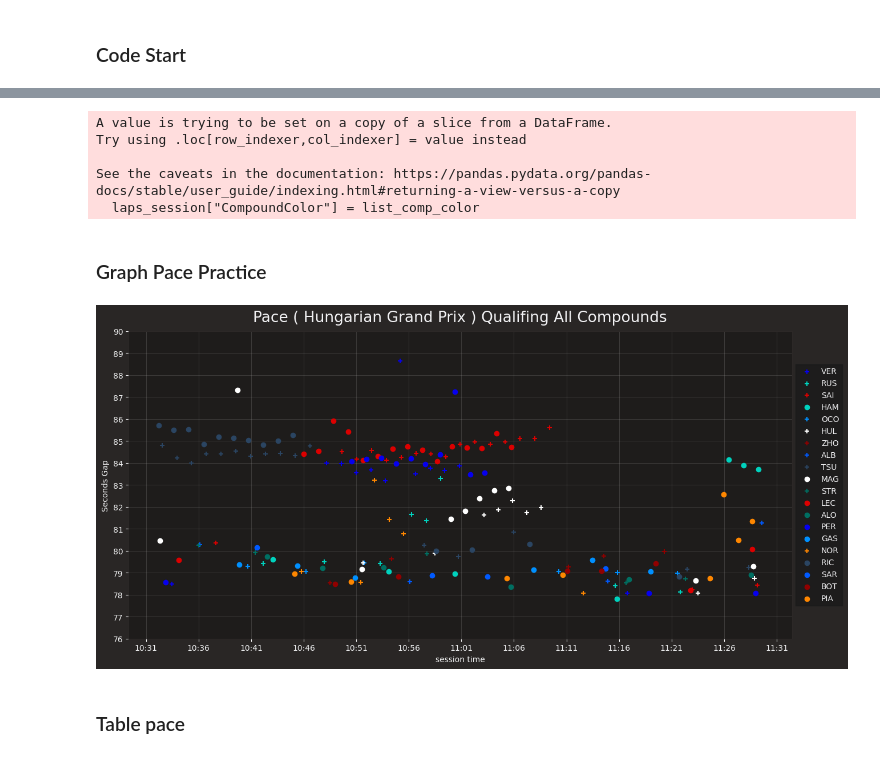
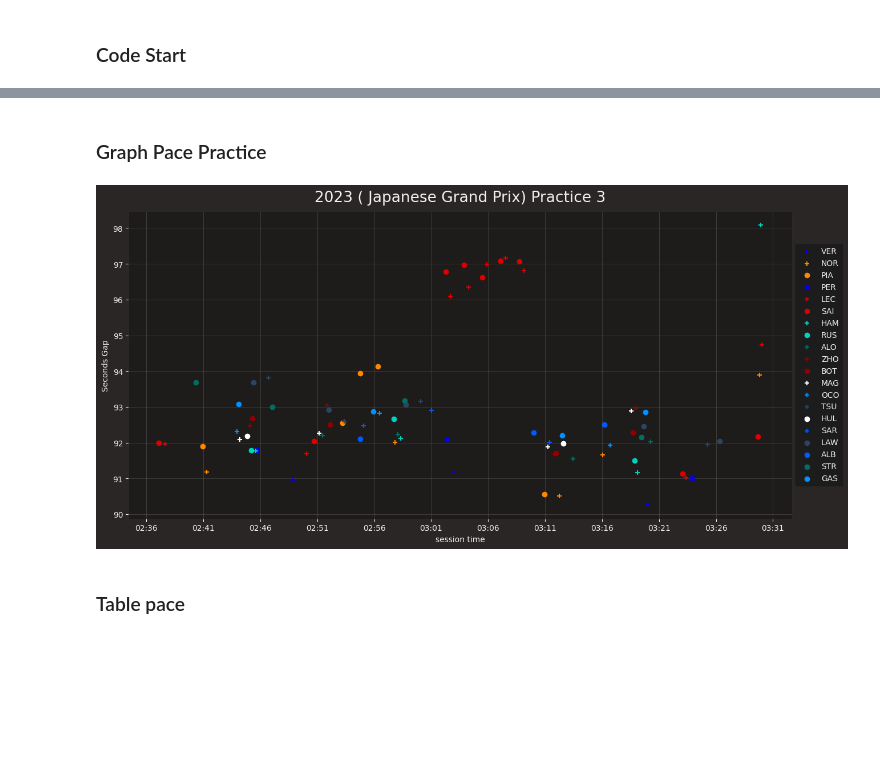
Before and after one commit to RACIM01/F1_Data_Analysing_RCM, a Jupyter notebook: Practice.ipynb, the cells around one changed output, grey strips where cells are left out. Cells and saved outputs as stored; diff of their text form; code cells hidden in the pictures; blank space fills up the shorter version.

```diff
--- a/Practice.ipynb
+++ b/Practice.ipynb
@@ -59,0 +65,3 @@ compound = ['All Compounds','SOFT','MEDIUM','HARD']
+# %%
+laps = session.laps
+laps["LapTimeS"] = laps["LapTime"].dt.total_seconds()
@@ -59,0 +81,2 @@ compound = ['All Compounds','SOFT','MEDIUM','HARD']
+# %%
+fastest_lap = pd.merge(fastest_lap, df_compoundcolor, left_on='Compound', right_index=True)
@@ -59,0 +88,2 @@ compound = ['All Compounds','SOFT','MEDIUM','HARD']
+# %%
+drivers = fastest_lap["DriverNumber"].values
@@ -103,12 +152,8 @@ See the caveats in the documentation: https://pandas.pydata.org/pandas-docs/stab
-# %%
-list_comp_color = []
-for index,lap in laps_session.iterrows():
-    list_comp_color.append(compound_color[lap["Compound"]])
-laps_session["CompoundColor"] = list_comp_color
-# %% [output]
-A value is trying to be set on a copy of a slice from a DataFrame.
-Try using .loc[row_indexer,col_indexer] = value instead
-
-See the caveats in the documentation: https://pandas.pydata.org/pandas-docs/stable/user_guide/indexing.html#returning-a-view-versus-a-copy
-  laps_session["CompoundColor"] = list_comp_color
+# %%
+laps_session = session.laps.pick_wo_box()
+laps_session = laps_session[["DriverNumber","Driver","LapNumber","LapStartDate","Compound","LapTime","TyreLife","Stint"]]
+laps_session["LapTimeS"] = laps_session["LapTime"].dt.total_seconds()
+laps_session["LapStartDate"] = pd.to_datetime(laps_session["LapStartDate"])
+laps_session["LapStartDateM"] = laps_session["LapStartDate"].dt.strftime('%H:%M')
+laps_session = pd.merge(laps_session, df_compoundcolor, left_on='Compound', right_index=True)
 # %%
@@ -117,46 +161,53 @@ min_lap_time = int(laps_session["LapTimeS"].min()-1)
 # %% [markdown]
 ### Graph Pace Practice
 # %%
+
+
+
+
+
+# ploting the lap time
+
 plt.figure(figsize=(15, 7))
 color_picked = []
-# for i in drivers[:10]:
+# for i in ['1','11','16','44','55','63','81','4','14']:
 for i in drivers:
     lap_ordred = laps_session.loc[laps_session["DriverNumber"] == i].sort_values(by='LapStartDateM', ascending=True)
-    lap_ordred = lap_ordred.loc[lap_ordred["LapTimeS"] <= 90]
+    lap_ordred = lap_ordred.loc[lap_ordred["LapTimeS"] <= 110]
     x = lap_ordred["LapStartDate"]
     y = lap_ordred["LapTimeS"]
 
     driver_name = session.get_driver(i)["Abbreviation"]
     team_color =  fastf1.plotting.team_color(session.get_driver(i)["TeamName"])
 
     if team_color in color_picked:
         plt.scatter(x, y, color=team_color, marker='o', label=driver_name)
     else:
         plt.scatter(x, y, color=team_color, marker='+', label=driver_name)
         color_picked.append(team_color)
 # Set the x-axis formatter
 plt.gca().xaxis.set_major_formatter(mdates.DateFormatter("%H:%M"))
 
 # Set the x-axis locator
 locator = mdates.MinuteLocator(interval=5)
 plt.gca().xaxis.set_major_locator(locator)
 
 # Customize the plot
-plt.title('Pace ( '+session.event["EventName"]+' ) Qualifing' +" "+compound[comp])
+plt.title('2023 ( '+session.event["EventName"]+') Practice '+str(ses))
 plt.xlabel('session time')
 plt.ylabel('Seconds Gap')
 
-plt.yticks(range(min_lap_time, max_lap_time, 1))
+# plt.yticks(range(min_lap_time, max_lap_time, 1))
 
 plt.grid(True, alpha=0.2)
 
 # Add legend
 plt.legend(loc='center left', bbox_to_anchor=(1, 0.5))
 
 # Display the plot
 plt.show()
 # %% [output]
-[figure, old version]
+[figure, new version]
 # %% [markdown]
 ### Table pace
 # %%
```
Also changed, not shown: parts of 66 cells of this notebook, 4 other files.
